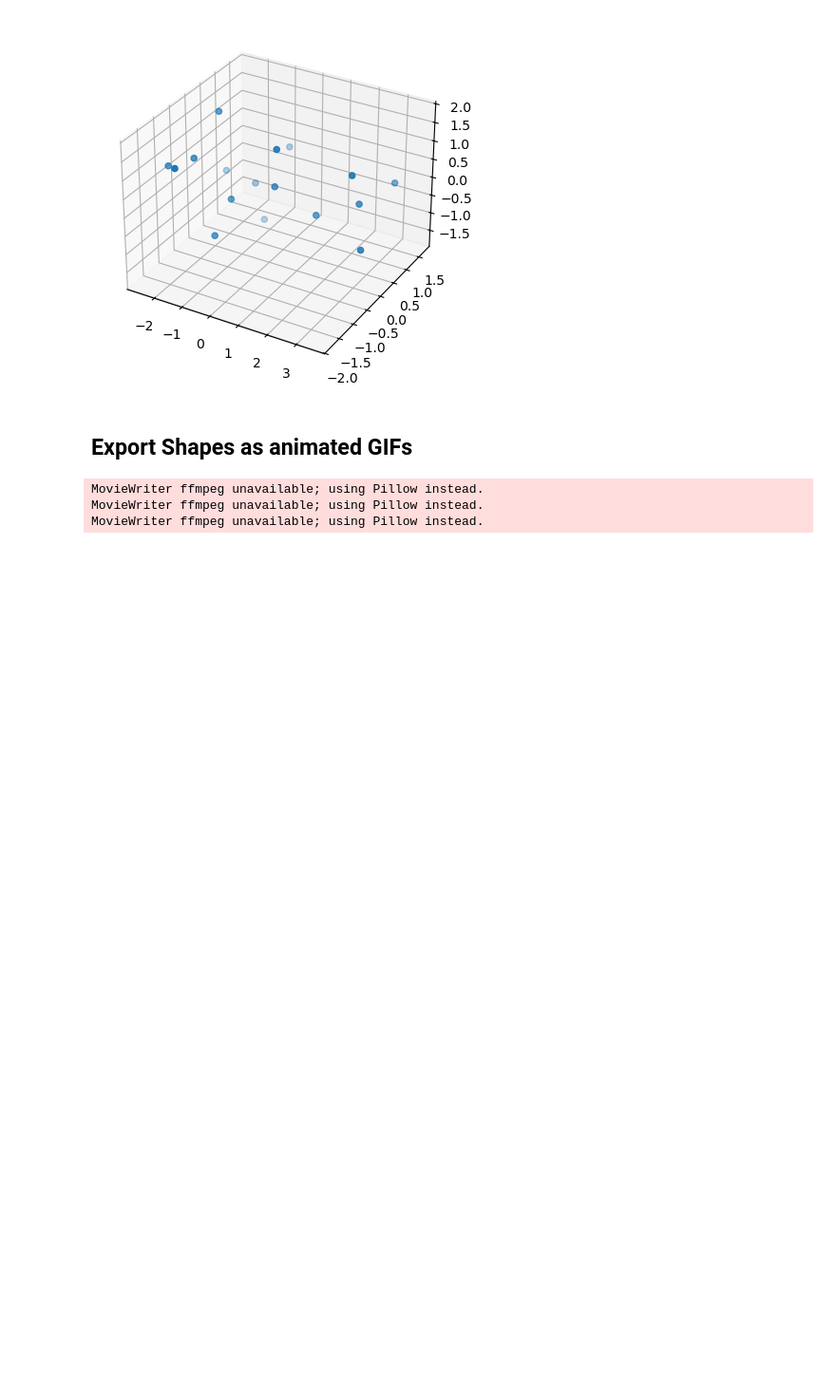
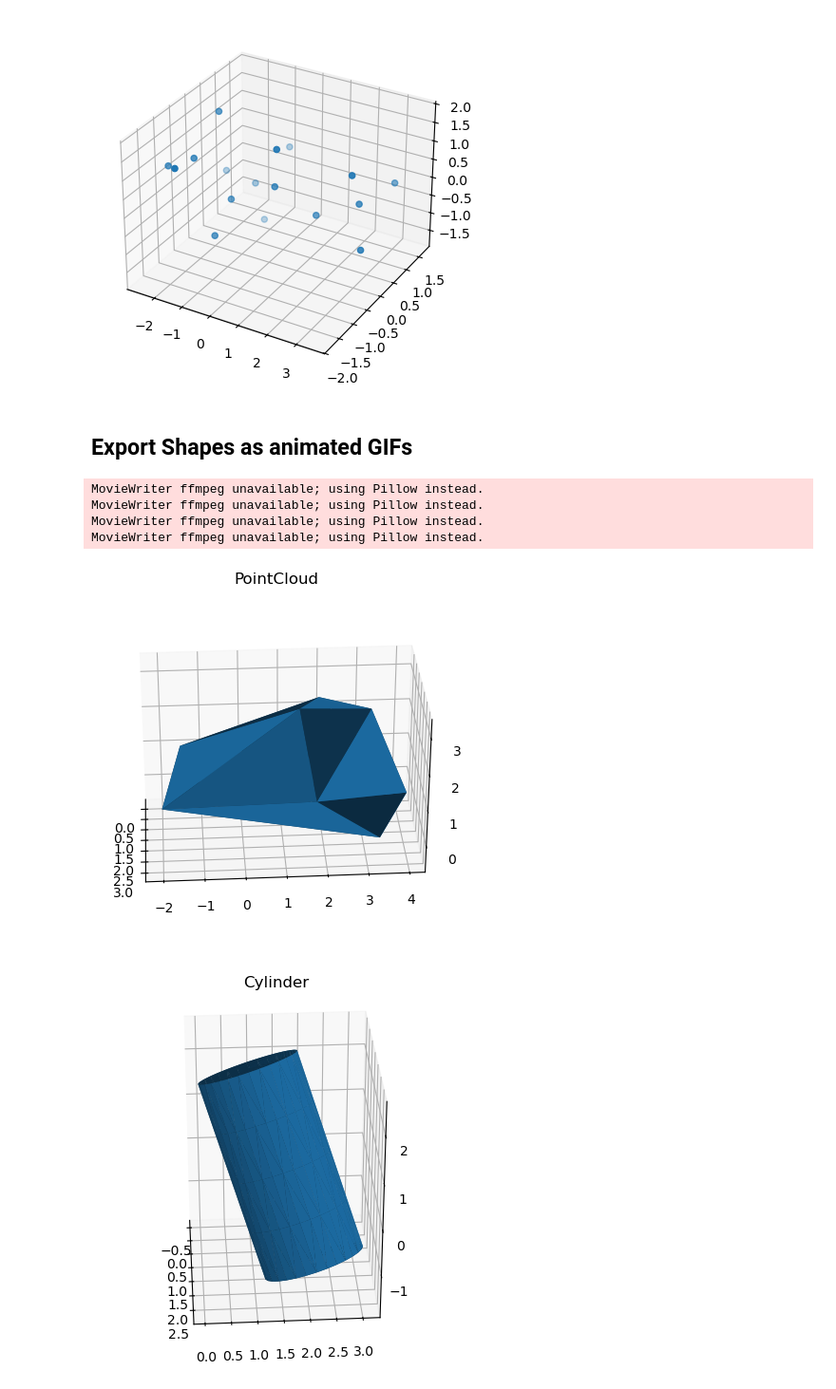
Before and after one commit to MuPT-hub/mupt-examples, a Jupyter notebook: examples_repr/mupt_shapes.ipynb, the cells around one changed output. Shown at 95% size. Cells and saved outputs as stored; diff of their text form; code cells hidden in the pictures; blank space fills up the shorter version.

```diff
--- a/examples_repr/mupt_shapes.ipynb
+++ b/examples_repr/mupt_shapes.ipynb
@@ -100,30 +108,34 @@ shapes_dir.mkdir(parents=True, exist_ok=True)
 n_frames : int = 100
 loop_time_sec : float = 5
 interval = int(loop_time_sec*1000/n_frames) # convert to milliseconds
 
 shapes_animated = [
     conformer,
+    Cylinder.from_radius_and_axis(1, 4*np.ones(3)/np.sqrt(3)),
     Sphere(1),
     Ellipsoid.from_components(1, 1, 2),
 ]
 for shape in shapes_animated:
     shape_name : str = type(shape).__name__.lower()
     shape.rigidly_transform(
         random_rigid_transformation(translation_bound=2.0)
     )
 
     fig, ax = plt.subplots(1, 1, subplot_kw={'projection': '3d'})
     ax.set_title(shape_name)
     anim = FuncAnimation(
         fig,
         func=lambda i : ax.view_init(azim=(i/n_frames)*360),
         init_func=lambda : visualize_shape(shape, ax=ax),
         frames=n_frames,
         interval=interval,
         blit=False,
     )
     anim.save(shapes_dir / f'{shape_name}.gif')
 # %% [output]
 MovieWriter ffmpeg unavailable; using Pillow instead.
 MovieWriter ffmpeg unavailable; using Pillow instead.
 MovieWriter ffmpeg unavailable; using Pillow instead.
+MovieWriter ffmpeg unavailable; using Pillow instead.
+[figure, added]
+[figure, added]
```
Also changed, not shown: parts of 5 cells of this notebook, 4 other files.
